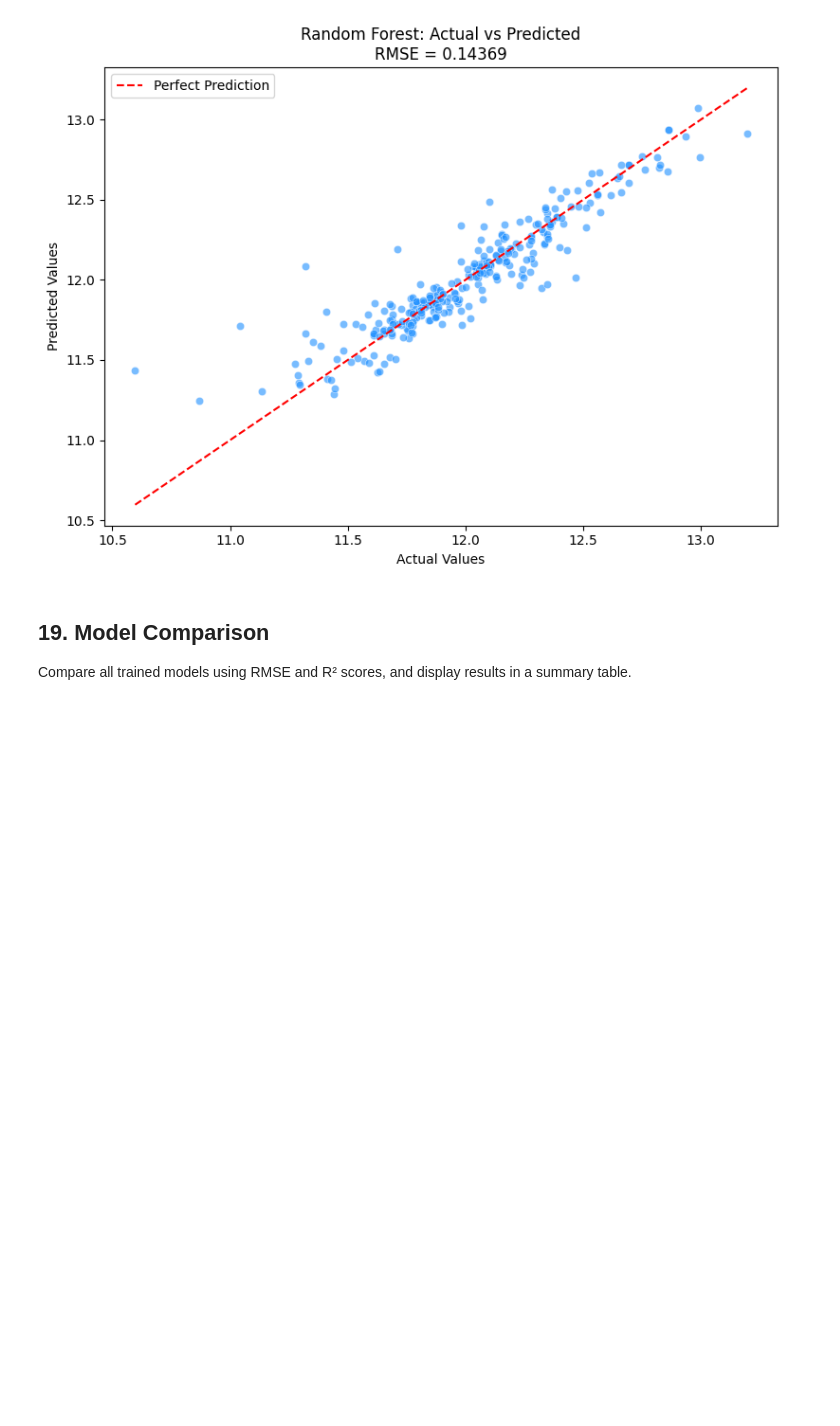
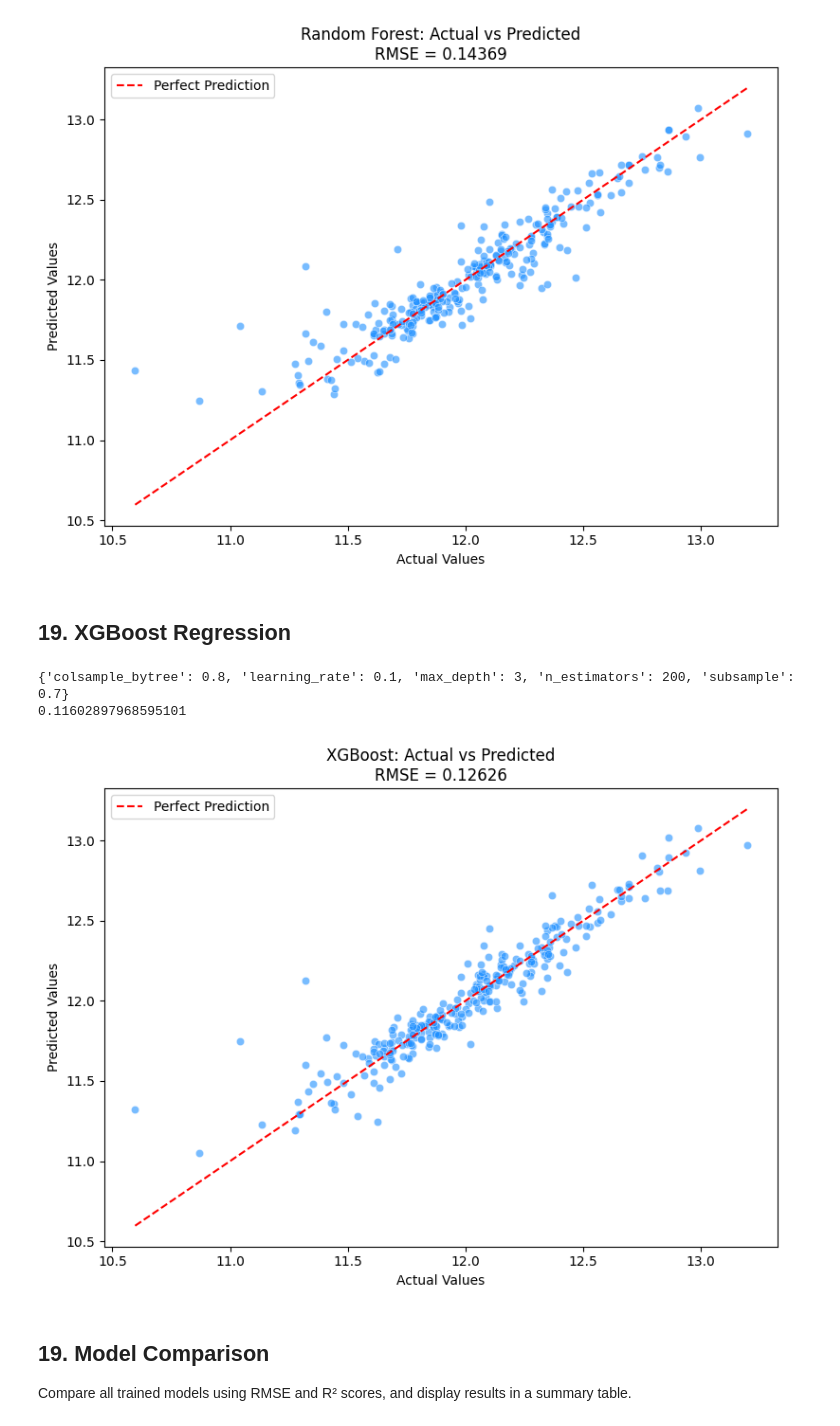
Before and after one commit to gldoeuff/KaggleHousePricing_DataScience_Project, a Jupyter notebook: notebooks/HousePricingNoteBookDocumented.ipynb, the cells around one changed output. Cells and saved outputs as stored; diff of their text form; code cells hidden in the pictures; blank space fills up the shorter version.

```diff
--- a/notebooks/HousePricingNoteBookDocumented.ipynb
+++ b/notebooks/HousePricingNoteBookDocumented.ipynb
@@ -674,6 +683,39 @@ plt.show()
 {'max_depth': None, 'min_samples_leaf': 2, 'min_samples_split': 2, 'n_estimators': 200}
 0.13350909276045336
 [figure]
+# %% [markdown]
+## 19. XGBoost Regression
+# %%
+xgb=XGBRegressor(objective='reg:squarederror', random_state=42)
+xgb_param_grid={
+    'n_estimators': [100, 200, 300],
+    'learning_rate': [0.01, 0.1, 0.2],
+    'max_depth': [3, 5, 7],
+    'subsample': [0.7, 0.8, 1.0],
+    'colsample_bytree': [0.7, 0.8, 1.0]
+}
+xgb_cv=GridSearchCV(estimator=xgb, param_grid=xgb_param_grid, cv=3, n_jobs=-1, scoring='neg_mean_squared_error')
+xgb_cv.fit(X_train, Y_train)
+xgb_best=xgb_cv.best_estimator_
+print(xgb_cv.best_params_)
+print(np.sqrt(-1*xgb_cv.best_score_))
+xgb_pred=xgb_best.predict(X_val)
+xgb_rmse=np.sqrt(mean_squared_error(Y_val, xgb_pred))
+
+#plot
+plt.figure(figsize=(8, 6))
+sns.scatterplot(x=Y_val, y=xgb_pred, color='dodgerblue', alpha=0.6)
+plt.plot([Y_val.min(), Y_val.max()], [Y_val.min(), Y_val.max()], 'r--', label='Perfect Prediction')
+plt.xlabel('Actual Values')
+plt.ylabel('Predicted Values')
+plt.title(f'XGBoost: Actual vs Predicted\nRMSE = {xgb_rmse:.5f}')
+plt.legend()
+plt.tight_layout()
+plt.show()
+# %% [output]
+{'colsample_bytree': 0.8, 'learning_rate': 0.1, 'max_depth': 3, 'n_estimators': 200, 'subsample': 0.7}
+0.11602897968595101
+[figure, added]
 # %% [markdown]
 ## 19. Model Comparison
 
```
Also changed, not shown: parts of 5 cells of this notebook.
